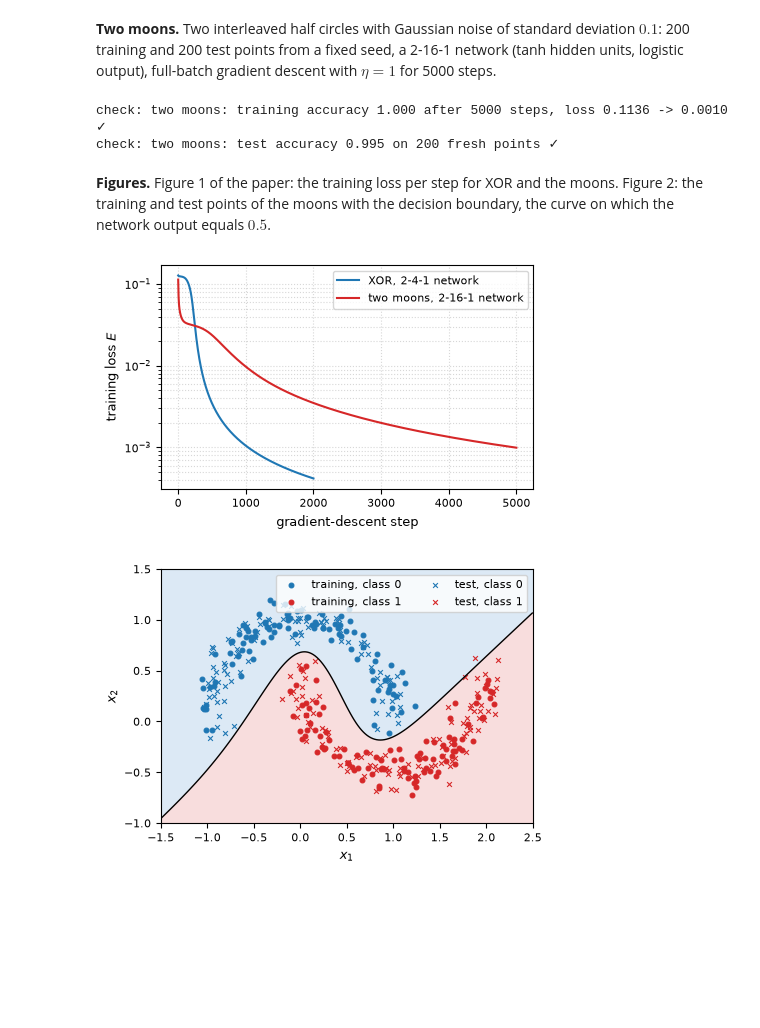
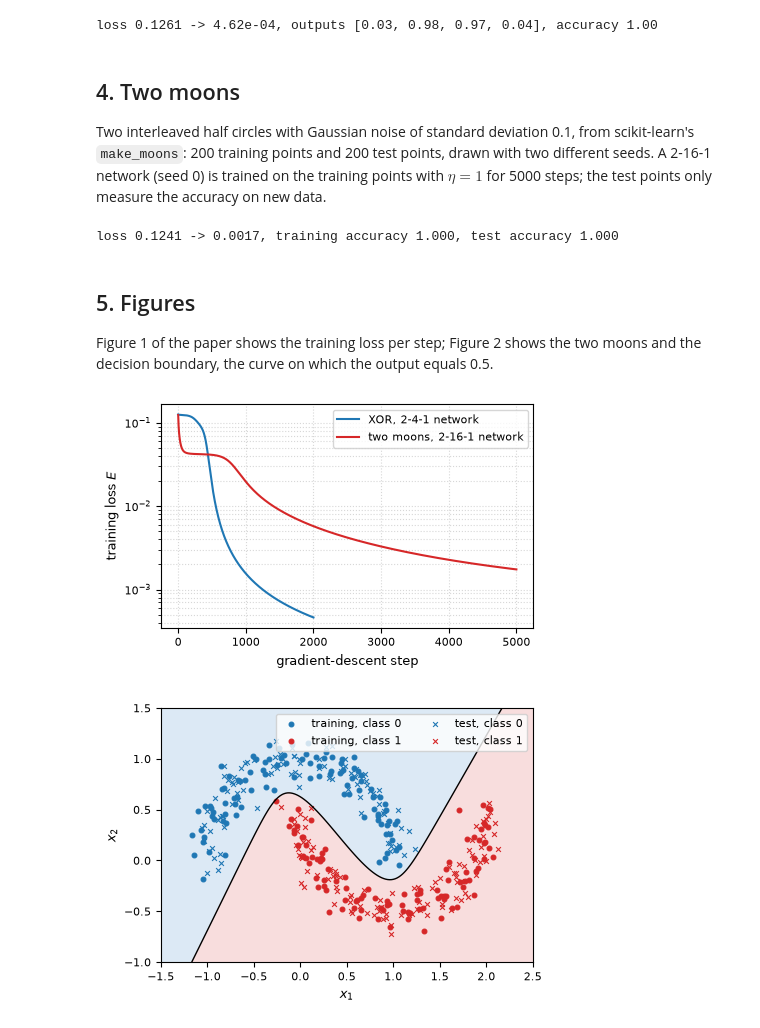
Before and after one commit to innicoder/backprop-seminar, a Jupyter notebook: backprop_project.ipynb, the cells around one changed output. Drawn from its saved outputs; the diff is of its cells as text; code cells hidden in the pictures; blank space fills up the shorter version.

Commit message:
Simplify: PyTorch layers, autograd and SGD, with the worked step by hand

```diff
--- a/backprop_project.ipynb
+++ b/backprop_project.ipynb
@@ -169,46 +98,55 @@ check: XOR solved after 2000 steps: outputs [0.015, 0.969, 0.969, 0.035], loss 0
+# %%
+X_xor = torch.tensor([[0.0, 0.0], [0.0, 1.0], [1.0, 0.0], [1.0, 1.0]])   # one example per row
+Y_xor = torch.tensor([[0.0], [1.0], [1.0], [0.0]])
+torch.manual_seed(0)
+xor_net = nn.Sequential(nn.Linear(2, 4), nn.Tanh(), nn.Linear(4, 1), nn.Sigmoid())
+xor_losses = train(xor_net, X_xor, Y_xor, eta=1.0, steps=2000)
+print(f"loss {xor_losses[0]:.4f} -> {xor_losses[-1]:.2e}, outputs {[round(v, 2) for v in xor_net(X_xor).flatten().tolist()]}, "
+      f"accuracy {accuracy(xor_net, X_xor, Y_xor):.2f}")
+# %% [output]
+loss 0.1261 -> 4.62e-04, outputs [0.03, 0.98, 0.97, 0.04], accuracy 1.00
 # %% [markdown]
-**Two moons.** Two interleaved half circles with Gaussian noise of standard deviation $0.1$: 200 training and 200 test points from a fixed seed, a 2-16-1 network (tanh hidden units, logistic output), full-batch gradient descent with $\eta = 1$ for 5000 steps.
+## 4. Two moons
+Two interleaved half circles with Gaussian noise of standard deviation 0.1, from scikit-learn's `make_moons`: 200 training points and 200 test points, drawn with two different seeds. A 2-16-1 network (seed 0) is trained on the training points with $\eta = 1$ for 5000 steps; the test points only measure the accuracy on new data.
-# %%
-def make_moons(n, noise, gen):  # n points on two interleaved half circles plus Gaussian noise: X is 2 x n, Y is 1 x n
-    t = math.pi * torch.rand(n // 2, generator=gen)
-    X = torch.cat([torch.stack([torch.cos(t), torch.sin(t)]), torch.stack([1 - torch.cos(t), 0.5 - torch.sin(t)])], dim=1)
-    return X + noise * torch.randn(2, n, generator=gen), torch.cat([torch.zeros(1, n // 2), torch.ones(1, n // 2)], dim=1)
-
-gen = torch.Generator().manual_seed(2)
-X_train, Y_train = make_moons(200, 0.1, gen)
-X_test, Y_test = make_moons(200, 0.1, gen)
-moon_params, moon_acts = init_params([2, 16, 1], gen), ["tanh", "logistic"]
-moon_losses = gradient_descent(moon_params, moon_acts, X_train, Y_train, eta=1.0, steps=5000)
-train_acc, test_acc = accuracy(moon_params, moon_acts, X_train, Y_train), accuracy(moon_params, moon_acts, X_test, Y_test)
-check(train_acc == 1.0, f"two moons: training accuracy {train_acc:.3f} after 5000 steps, loss {moon_losses[0]:.4f} -> {moon_losses[-1]:.4f}")
-check(test_acc >= 0.95, f"two moons: test accuracy {test_acc:.3f} on 200 fresh points")
-RESULTS["moons"] = {"seed": 2, "sizes": [2, 16, 1], "n_train": 200, "n_test": 200, "noise": 0.1, "eta": 1.0, "steps": 5000,
-                    "initial_loss": moon_losses[0], "final_loss": moon_losses[-1], "train_accuracy": train_acc, "test_accuracy": test_acc}
-# %% [output]
-check: two moons: training accuracy 1.000 after 5000 steps, loss 0.1136 -> 0.0010 ✓
-check: two moons: test accuracy 0.995 on 200 fresh points ✓
+# %%
+def moons(n, seed):
+    X, labels = make_moons(n_samples=n, noise=0.1, random_state=seed)
+    return torch.tensor(X), torch.tensor(labels, dtype=torch.float64)[:, None]
+
+X_train, Y_train = moons(200, seed=0)
+X_test, Y_test = moons(200, seed=1)
+torch.manual_seed(0)
+moon_net = nn.Sequential(nn.Linear(2, 16), nn.Tanh(), nn.Linear(16, 1), nn.Sigmoid())
+moon_losses = train(moon_net, X_train, Y_train, eta=1.0, steps=5000)
+print(f"loss {moon_losses[0]:.4f} -> {moon_losses[-1]:.4f}, training accuracy {accuracy(moon_net, X_train, Y_train):.3f}, "
+      f"test accuracy {accuracy(moon_net, X_test, Y_test):.3f}")
+# %% [output]
+loss 0.1241 -> 0.0017, training accuracy 1.000, test accuracy 1.000
 # %% [markdown]
-**Figures.** Figure 1 of the paper: the training loss per step for XOR and the moons. Figure 2: the training and test points of the moons with the decision boundary, the curve on which the network output equals $0.5$.
+## 5. Figures
+Figure 1 of the paper shows the training loss per step; Figure 2 shows the two moons and the decision boundary, the curve on which the output equals 0.5.
 # %%
-fig, ax = plt.subplots()
+plt.rcParams.update({"font.size": 9, "axes.labelsize": 9, "legend.fontsize": 8, "xtick.labelsize": 8, "ytick.labelsize": 8, "pdf.fonttype": 42})
+fig, ax = plt.subplots(figsize=(4.8, 2.9))
 ax.semilogy(xor_losses, color="tab:blue", label="XOR, 2-4-1 network")
 ax.semilogy(moon_losses, color="tab:red", label="two moons, 2-16-1 network")
 ax.set(xlabel="gradient-descent step", ylabel="training loss $E$")
 ax.grid(True, which="both", linestyle=":", alpha=0.5)
 ax.legend()
-save_figure(fig, "training_loss.pdf")
+fig.savefig("figures/training_loss.pdf", bbox_inches="tight")
 
 fig, ax = plt.subplots(figsize=(4.8, 3.3))
 g1, g2 = torch.meshgrid(torch.linspace(-1.5, 2.5, 201), torch.linspace(-1.0, 1.5, 201), indexing="xy")
-Z = forward(moon_params, moon_acts, torch.stack([g1.flatten(), g2.flatten()]))[-1].reshape(g1.shape)
+with torch.no_grad():
+    Z = moon_net(torch.stack([g1.flatten(), g2.flatten()], dim=1)).reshape(g1.shape)
 ax.contourf(g1, g2, Z, levels=[0.0, 0.5, 1.0], colors=["#dce9f5", "#f8dddd"])
 ax.contour(g1, g2, Z, levels=[0.5], colors="k", linewidths=1.0)
 for X_, Y_, marker, name in ((X_train, Y_train, "o", "training"), (X_test, Y_test, "x", "test")):
     for cls, color in ((0, "tab:blue"), (1, "tab:red")):
-        ax.scatter(*X_[:, Y_[0] == cls], marker=marker, s=12, color=color, linewidths=0.8, label=f"{name}, class {cls}")
+        ax.scatter(*X_[Y_[:, 0] == cls].T, marker=marker, s=12, color=color, linewidths=0.8, label=f"{name}, class {cls}")
 ax.set(xlabel="$x_1$", ylabel="$x_2$")
 ax.legend(loc="upper right", ncol=2)
-save_figure(fig, "moons_boundary.pdf")
+fig.savefig("figures/moons_boundary.pdf", bbox_inches="tight")
 # %% [output]
-[figure, old version]
+[figure, new version]
-[figure, old version]
+[figure, new version]
```
Also changed, not shown: parts of 21 cells of this notebook, 5 other files.
